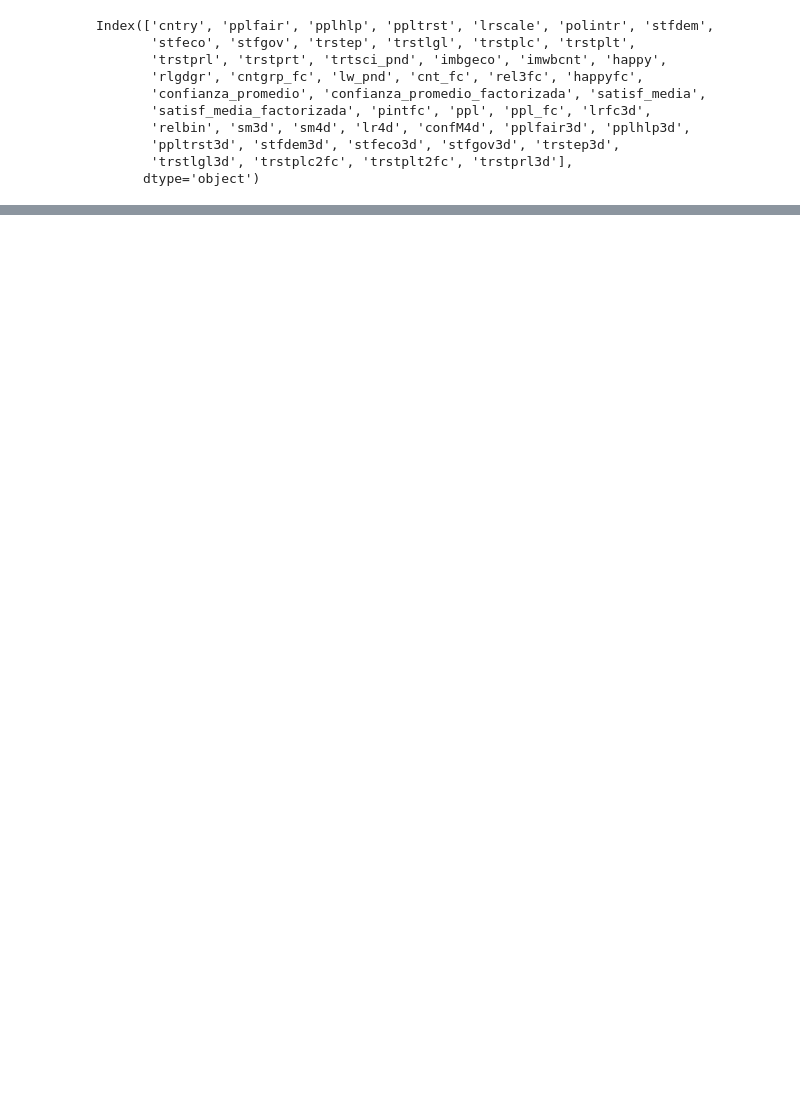
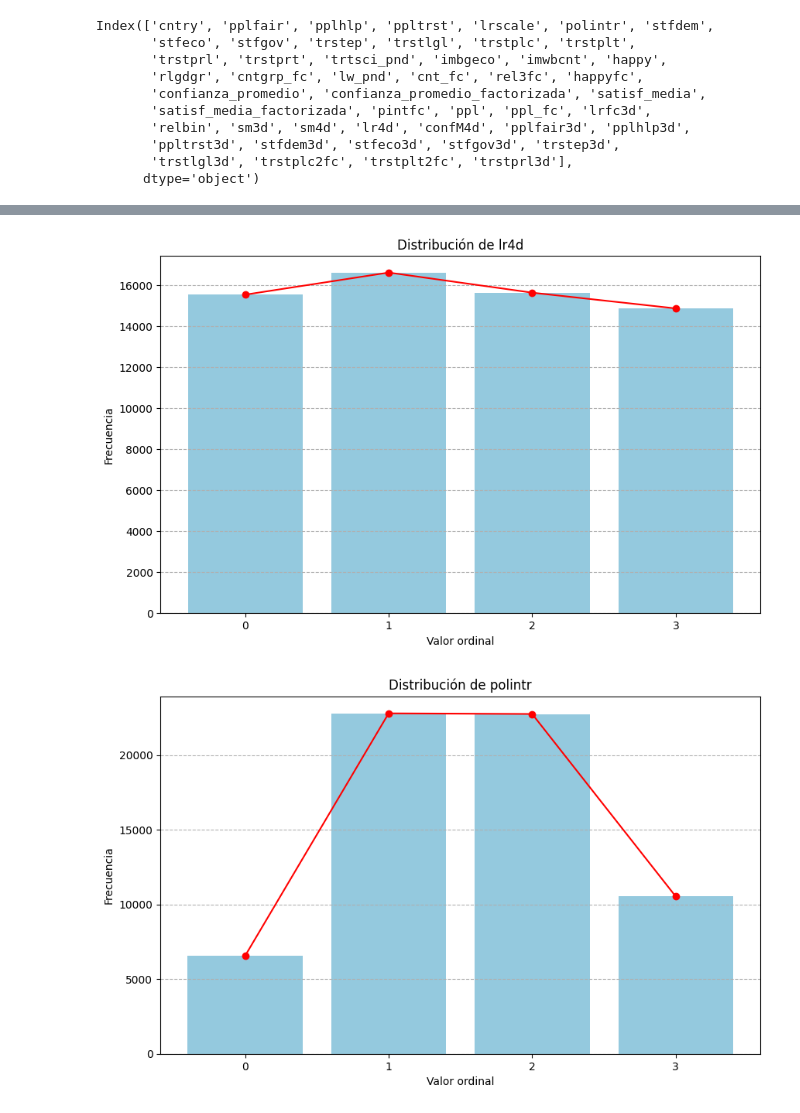
Before and after one commit to JosBerGon34/4GA.DataScience, a Jupyter notebook: src/PASO5/P5.2FeatureEngineering3.ipynb, the cells around one changed output, grey strips where cells are left out. Drawn from its saved outputs; the diff is of its cells as text; code cells hidden in the pictures; blank space fills up the shorter version.

```diff
--- a/src/PASO5/P5.2FeatureEngineering3.ipynb
+++ b/src/PASO5/P5.2FeatureEngineering3.ipynb
@@ -121,0 +157,6 @@ NameError: name 'df1' is not defined
+# %%
+visdist(df, 'lr4d')
+visdist(df, 'polintr')
+# %% [output]
+[figure, added]
+[figure, added]
```
Also changed, not shown: parts of 21 cells of this notebook, 2 other files.
